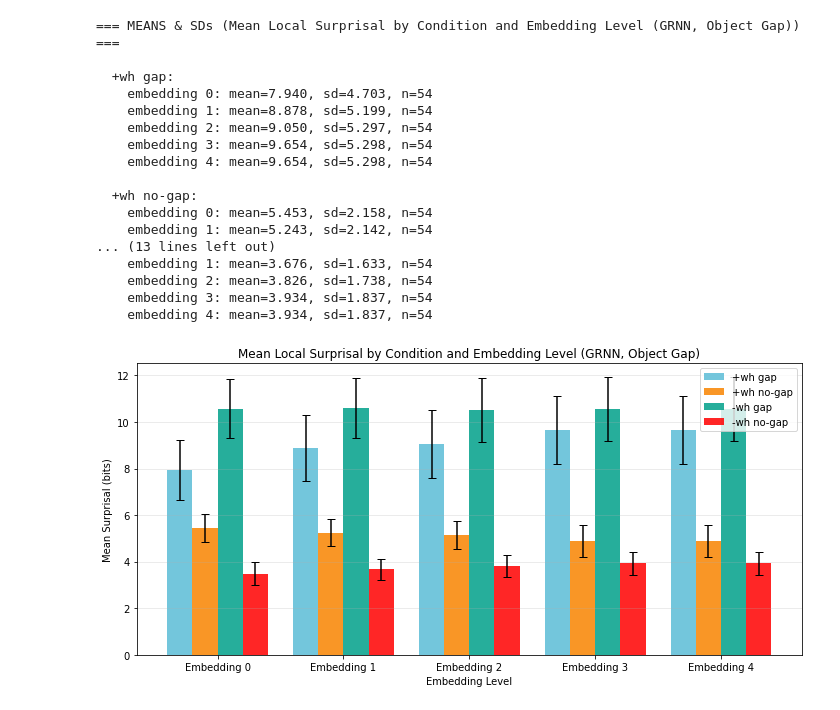
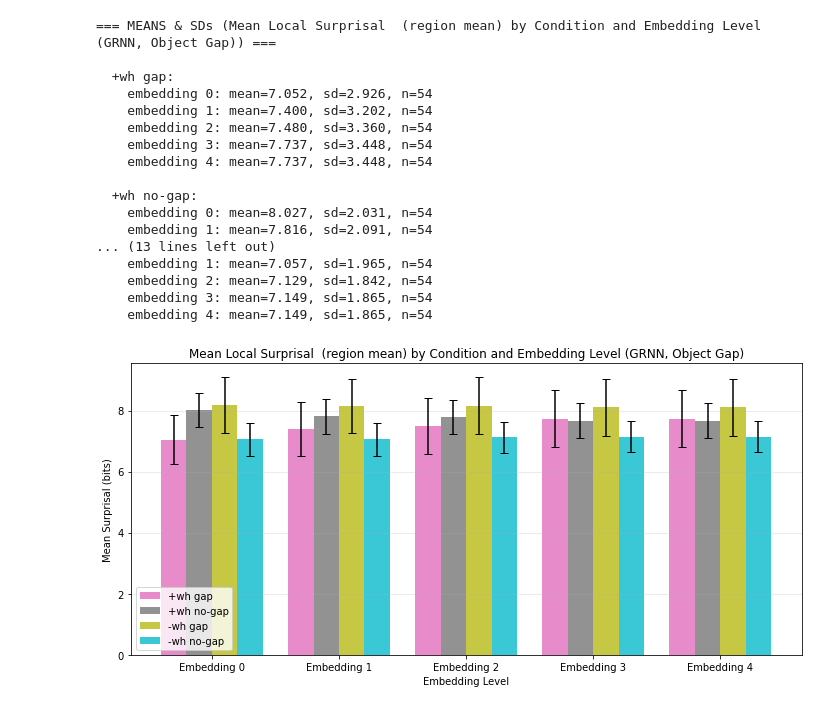
Before and after one commit to marrsia/ucl-fgd, a Jupyter notebook: notebooks/mean_surprisal_by_condition.ipynb, the cells around one changed output. Cells and saved outputs as stored; diff of their text form; code cells hidden in the pictures.

```diff
--- a/notebooks/mean_surprisal_by_condition.ipynb
+++ b/notebooks/mean_surprisal_by_condition.ipynb
@@ -75,32 +145,33 @@ data.plot_mean_surprisal_by_condition(
 # %%
 surprisal_df = pd.read_csv(grnn_object_csv_path)
 
 data.plot_mean_surprisal_by_condition(
     surprisal_df,
-    title='Mean Local Surprisal by Condition and Embedding Level (GRNN, Object Gap)',
+    title='Mean Local Surprisal  (region mean) by Condition and Embedding Level (GRNN, Object Gap)',
     conditions=['+wh_gap', '+wh_no_gap', '-wh_gap', '-wh_no_gap'],
     condition_labels=['+wh gap', '+wh no-gap', '-wh gap', '-wh no-gap'],
-    gap_type="object"
+    gap_type="object",
+    surprisal_type="local_mean"
 )
 # %% [output]
-=== MEANS & SDs (Mean Local Surprisal by Condition and Embedding Level (GRNN, Object Gap)) ===
+=== MEANS & SDs (Mean Local Surprisal  (region mean) by Condition and Embedding Level (GRNN, Object Gap)) ===
 
   +wh gap:
-    embedding 0: mean=7.940, sd=4.703, n=54
-    embedding 1: mean=8.878, sd=5.199, n=54
-    embedding 2: mean=9.050, sd=5.297, n=54
-    embedding 3: mean=9.654, sd=5.298, n=54
-    embedding 4: mean=9.654, sd=5.298, n=54
+    embedding 0: mean=7.052, sd=2.926, n=54
+    embedding 1: mean=7.400, sd=3.202, n=54
+    embedding 2: mean=7.480, sd=3.360, n=54
+    embedding 3: mean=7.737, sd=3.448, n=54
+    embedding 4: mean=7.737, sd=3.448, n=54
 
   +wh no-gap:
-    embedding 0: mean=5.453, sd=2.158, n=54
-    embedding 1: mean=5.243, sd=2.142, n=54
+    embedding 0: mean=8.027, sd=2.031, n=54
+    embedding 1: mean=7.816, sd=2.091, n=54
 ... (13 lines left out)
-    embedding 1: mean=3.676, sd=1.633, n=54
-    embedding 2: mean=3.826, sd=1.738, n=54
-    embedding 3: mean=3.934, sd=1.837, n=54
-    embedding 4: mean=3.934, sd=1.837, n=54
+    embedding 1: mean=7.057, sd=1.965, n=54
+    embedding 2: mean=7.129, sd=1.842, n=54
+    embedding 3: mean=7.149, sd=1.865, n=54
+    embedding 4: mean=7.149, sd=1.865, n=54
-[figure, old version]
+[figure, new version]
 # %%
 surprisal_df = pd.read_csv(grnn_subject_csv_path)
 
```
Also changed, not shown: parts of 8 cells of this notebook, 39 other files.
